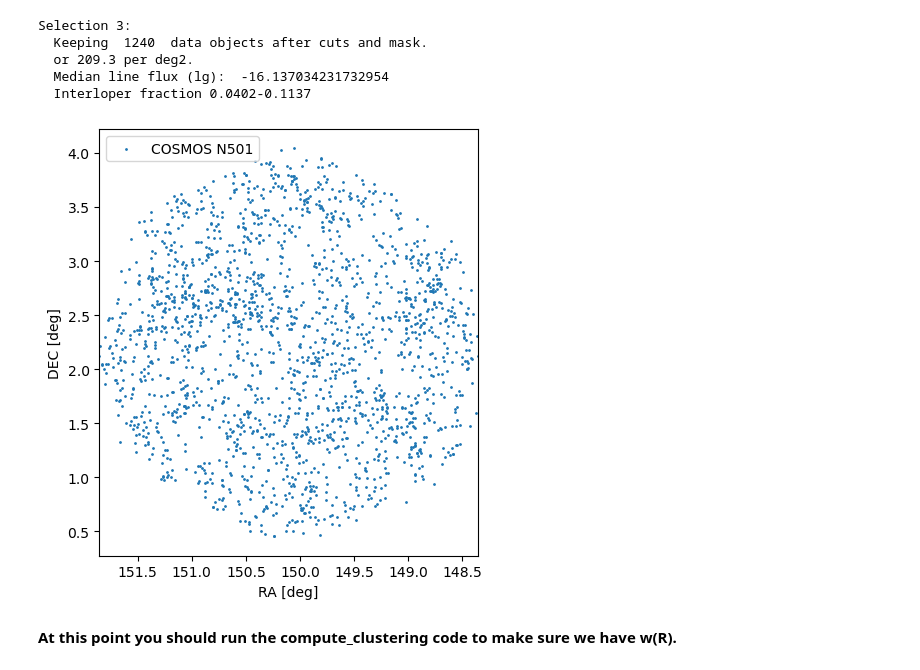
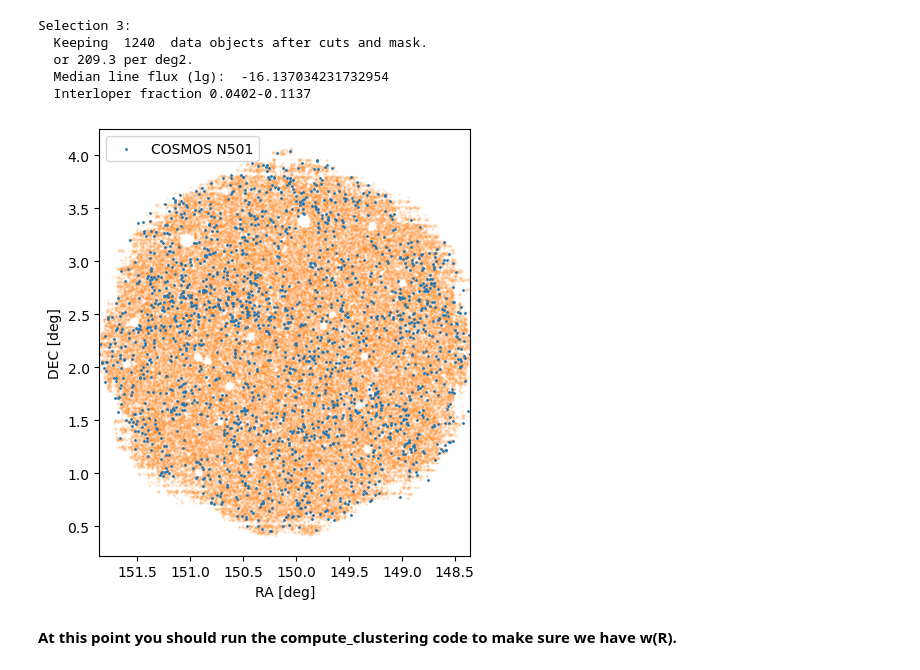
Before and after one commit to martinjameswhite/AnalyzeLAE, a Jupyter notebook: odin/CheckData_N501.ipynb, the cells around one changed output. Drawn from its saved outputs; the diff is of its cells as text; code cells hidden in the pictures.

```diff
--- a/odin/CheckData_N501.ipynb
+++ b/odin/CheckData_N501.ipynb
@@ -139,19 +139,20 @@ dat = Table.read('odin_s{:d}_'.format(selection)+fname+'_dat.fits')
 # %%
 fig,ax = plt.subplots(1,1,figsize=(5,5))
 #
+ax.scatter(ran['RA'][::10],ran['DEC'][::10],s=1,alpha=0.1,color='C1',rasterized=True)
 ax.scatter(dat['RA'],dat['DEC'],s=1,label='COSMOS '+filter_name)
 #
 ax.legend()
 #
 ax.set_xlim(np.max(dat['RA']),np.min(dat['RA']))
 ax.set_aspect('equal')
 ax.set_xlabel(r'RA [deg]')
 ax.set_ylabel(r'DEC [deg]')
 #
 plt.tight_layout()
 plt.savefig('odin_s{:d}_'.format(selection)+fname+'_field.png')
 # %% [output]
-[figure, old version]
+[figure, new version]
 # %% [markdown]
 **At this point you should run the compute_clustering code to make sure we have w(R).**
 # %%
```
Also changed, not shown: parts of 5 cells of this notebook, 3 other files.
